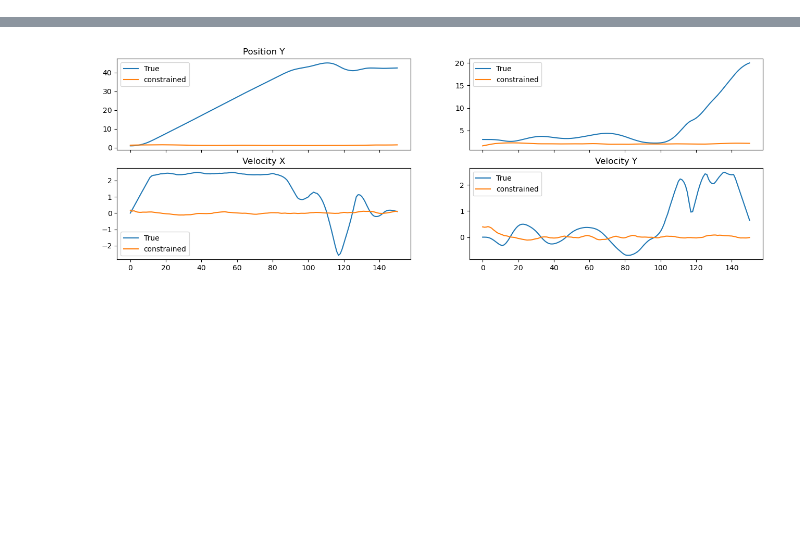
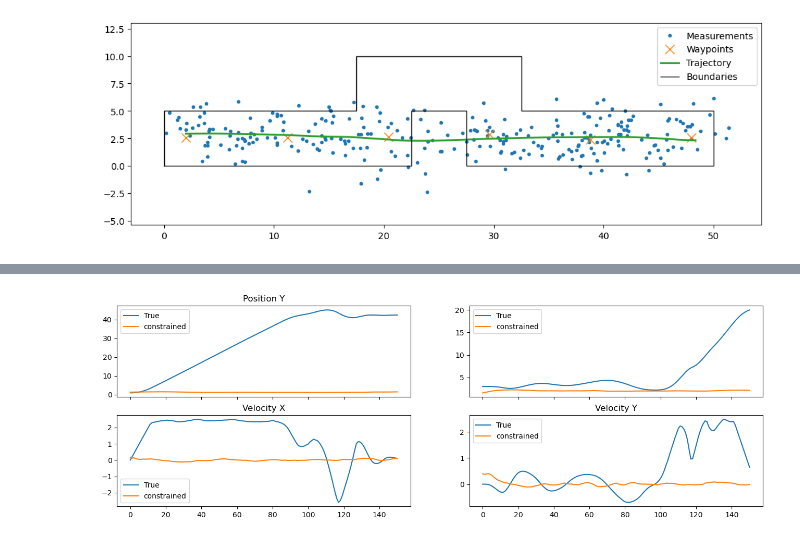
Before and after one commit to AndersGMadsen/bayesian-state-space-models, a Jupyter notebook: constrained_particle.ipynb, the cells around one changed output, grey strips where cells are left out. Saved outputs shown, nothing was run; the diff lists cells and outputs as text; code cells hidden in the pictures; blank space fills up the shorter version.

```diff
--- a/constrained_particle.ipynb
+++ b/constrained_particle.ipynb
@@ -302,0 +383,27 @@ plot_particle(states, state_estimates_smoothed_con, measurements, particle_histo
+# %%
+def track_example3(seed=None):
+
+    if seed:
+        np.random.seed(seed)
+
+    line_segments = [np.array([(0,0), (0,5), (17.5, 5), (17.5, 10), (32.5, 10), (32.5, 5), (50,5), (50,0), (27.5,0), (27.5, 5), (22.5, 5), (22.5, 0), (0,0)])]
+
+    x = np.linspace(2, 48, 6)
+
+    y = np.repeat(2.5, 6) + np.random.normal(0, 0.25, 6)
+    y = np.clip(y, 1, 4)
+
+    x_coords = x
+    y_coords = y
+
+    return x_coords, y_coords, line_segments
+# %%
+x_coords, y_coords, line_segments = track_example3()
+# %%
+trajectory = MPCTrajectory(x_coords, y_coords, line_segments, savepath='output/track_3.pkl')
+states, measurements = trajectory.get_data()
+trajectory.plot()
+states = states[::2]
+measurements = measurements[::2]
+# %% [output]
+[figure, added]
```
Also changed, not shown: parts of 16 cells of this notebook, 3 other files.
